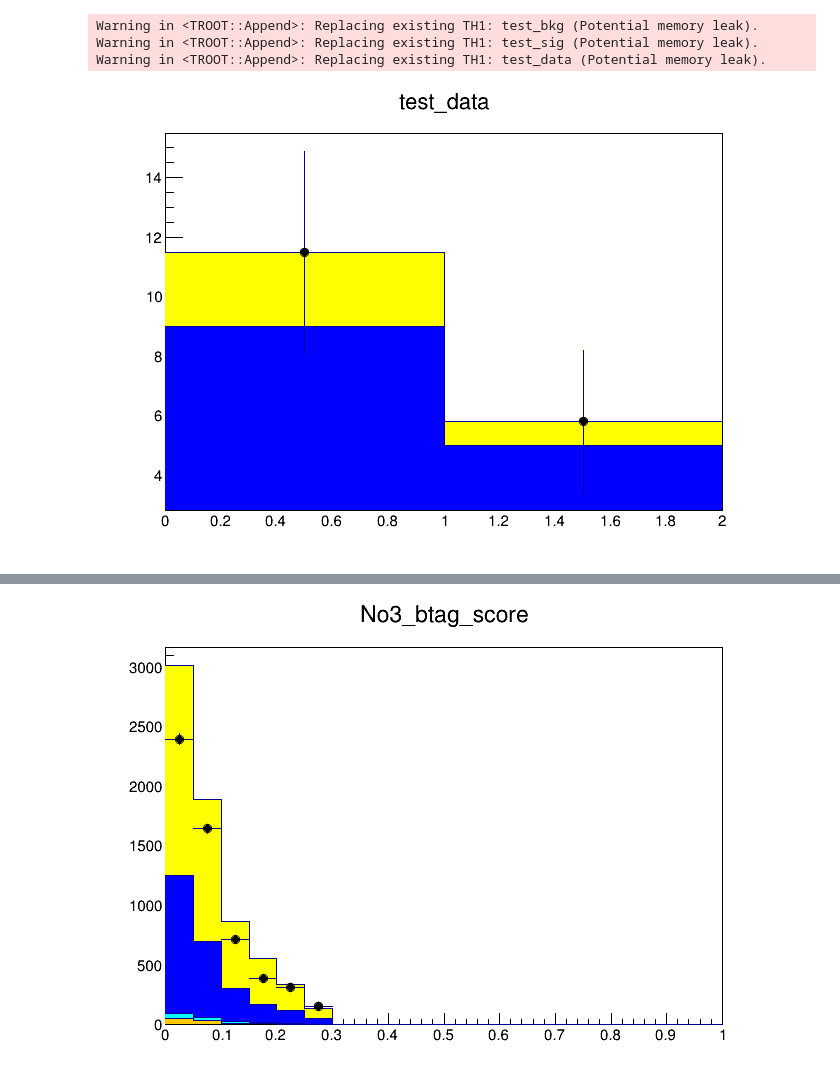
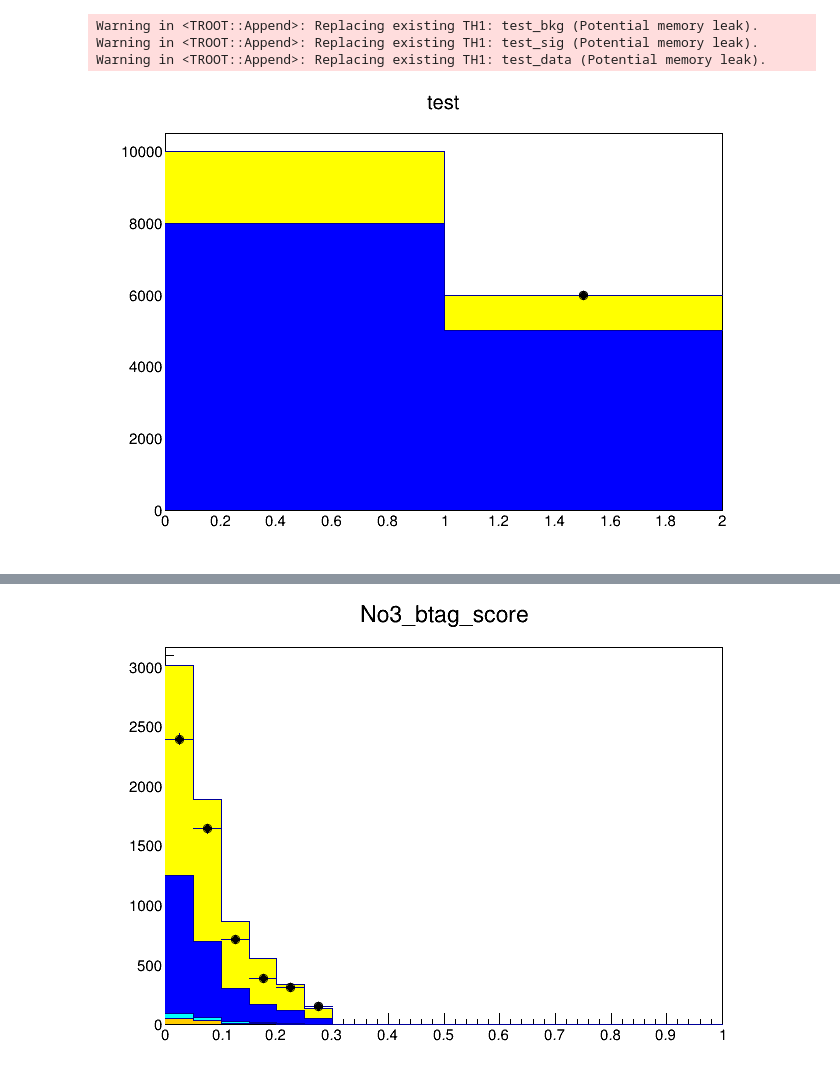
Before and after one commit to De-Cristo/MLinHEP, a Jupyter notebook: VHHAnalysis/Tools/Background_Norm.ipynb, the cells around one changed output, grey strips where cells are left out. Drawn from its saved outputs; the diff is of its cells as text; code cells hidden in the pictures.

```diff
--- a/VHHAnalysis/Tools/Background_Norm.ipynb
+++ b/VHHAnalysis/Tools/Background_Norm.ipynb
@@ -36,14 +43,15 @@ Warning in <TROOT::Append>: Replacing existing TH1: test_data (Potential memory
 # %%
 # TESTING BLOCK 2
 
 c = R.TCanvas()
 R.gStyle.SetOptStat(0000)
+hs.Draw('histo')
 test_data_hist.Draw('SAME')
 hs.Draw('SAME')
 test_data_hist.Draw('SAME')
 c.Draw()
 # %% [output]
-[figure, old version]
+[figure, new version]
 # %%
 # TESTING BLOCK 3
 
```
Also changed, not shown: parts of 16 cells of this notebook, 11 other files.
